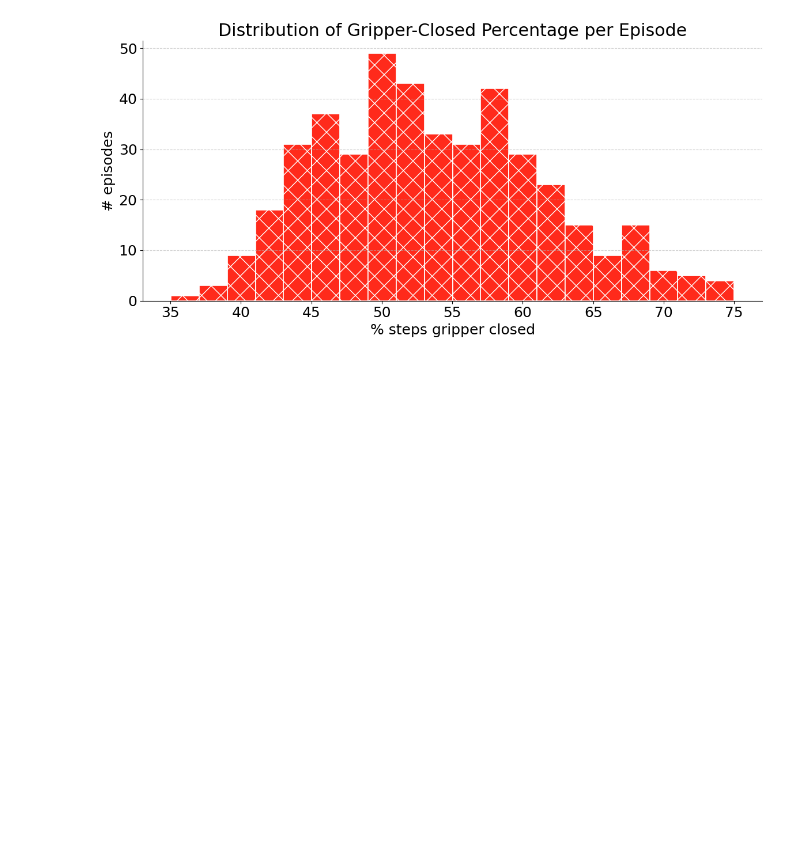
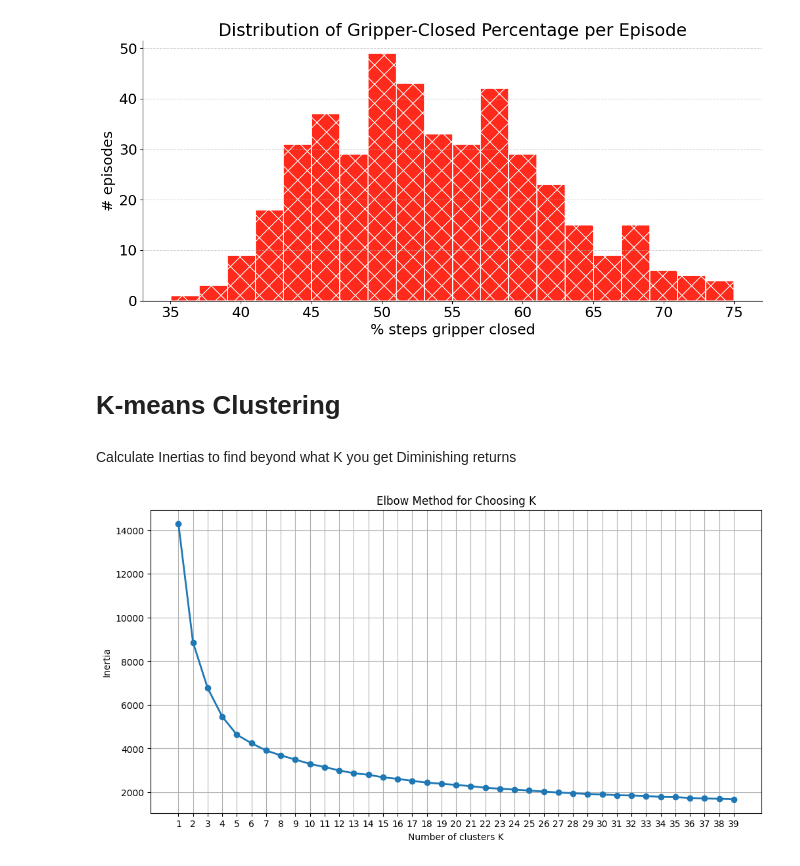
Before and after one commit to dongki-fai/openvla, a Jupyter notebook: experiments/robot/libero/libero_data_visualizer.ipynb, the cells around one changed output. Saved outputs shown, nothing was run; the diff lists cells and outputs as text; code cells hidden in the pictures; blank space fills up the shorter version.

Commit message:
kmeans clustering of calib data

```diff
--- a/experiments/robot/libero/libero_data_visualizer.ipynb
+++ b/experiments/robot/libero/libero_data_visualizer.ipynb
@@ -214,3 +304,40 @@ print('[Success] Saved plot to gripper_closed_distribution.png')
 The average percent of steps gripper is closed: 53.73%
 [Success] Saved plot to gripper_closed_distribution.png
 [figure]
+# %% [markdown]
+# K-means Clustering
+# %%
+# Collect all states across episodes ---
+states_list = []
+for ep in range(total_episodes):
+    raw_record = raw_dataset[ep]
+    ex = tf.train.SequenceExample()
+    ex.ParseFromString(raw_record.numpy())
+    ctx = ex.context.feature
+
+    state_flat = ctx["steps/observation/state"].float_list.value
+    state = np.asarray(state_flat, dtype=np.float32).reshape(-1, 8)
+    states_list.append(state)
+
+# Stack into one array of shape (total_steps, 8)
+states_all = np.vstack(states_list)
+print(f"Collected {states_all.shape[0]} total state vectors.")
+# %% [markdown]
+Calculate Inertias to find beyond what K you get Diminishing returns
+# %%
+inertias = []
+Ks = range(1, 40)
+for k in Ks:
+    km = KMeans(n_clusters=k, init="k-means++", random_state=0).fit(states_all)
+    inertias.append(km.inertia_)
+
+plt.figure(figsize=(12, 6))
+plt.plot(Ks, inertias, 'o-', linewidth=2)
+plt.xlabel("Number of clusters K")
+plt.ylabel("Inertia")
+plt.title("Elbow Method for Choosing K")
+plt.xticks(Ks)
+plt.grid(True)
+plt.show()
+# %% [output]
+[figure, added]
```
Also changed, not shown: parts of 6 cells of this notebook.
